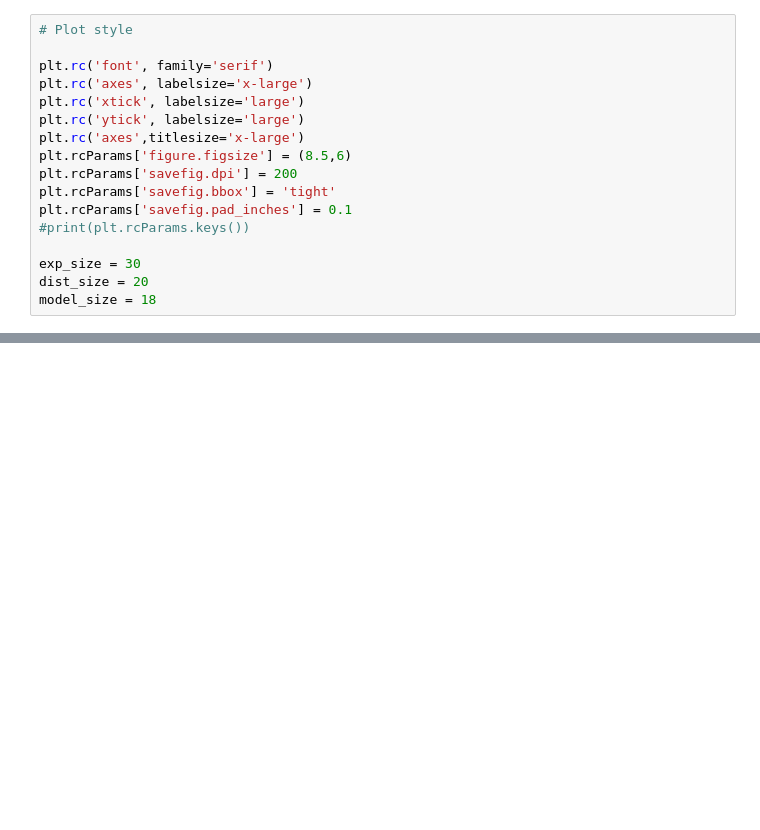
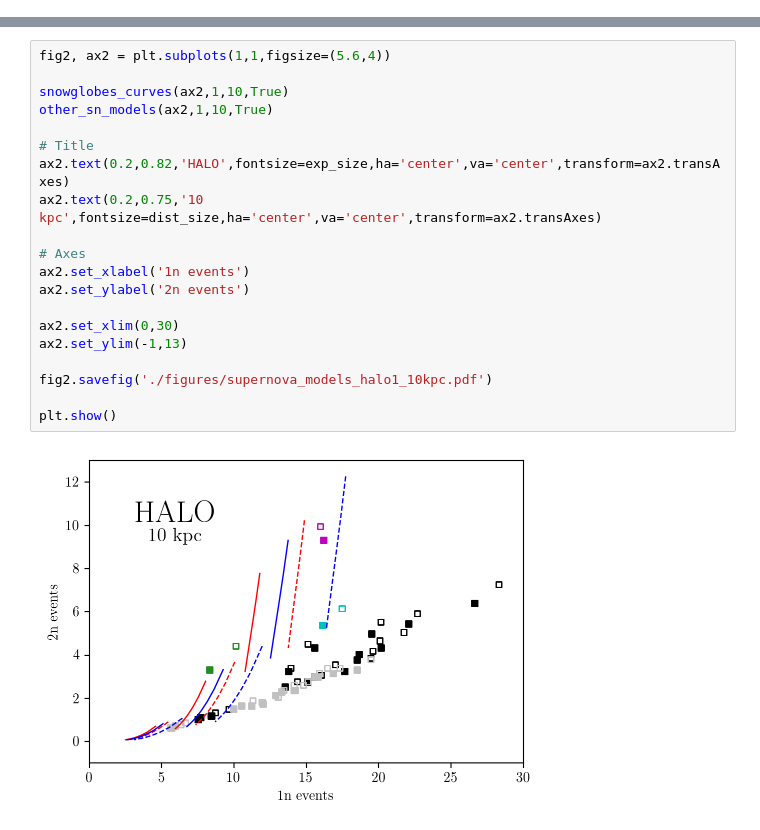
Before and after one commit to jfcrenshaw/halo, a Jupyter notebook: supernova_model_plot.ipynb, the cells around one changed output, grey strips where cells are left out. Cells and saved outputs as stored; diff of their text form; blank space fills up the shorter version.

```diff
--- a/supernova_model_plot.ipynb
+++ b/supernova_model_plot.ipynb
@@ -6,17 +3,0 @@ from modules.sn_models import snowglobes_curves,other_sn_models
-# %%
-# Plot style
-
-plt.rc('font', family='serif')
-plt.rc('axes', labelsize='x-large')
-plt.rc('xtick', labelsize='large')
-plt.rc('ytick', labelsize='large')
-plt.rc('axes',titlesize='x-large')
-plt.rcParams['figure.figsize'] = (8.5,6)
-plt.rcParams['savefig.dpi'] = 200
-plt.rcParams['savefig.bbox'] = 'tight'
-plt.rcParams['savefig.pad_inches'] = 0.1
-#print(plt.rcParams.keys())
-
-exp_size = 30
-dist_size = 20
-model_size = 18
@@ -52 +41,23 @@ plt.show()
+# %%
+fig2, ax2 = plt.subplots(1,1,figsize=(5.6,4))
+
+snowglobes_curves(ax2,1,10,True)
+other_sn_models(ax2,1,10,True)
+
+# Title
+ax2.text(0.2,0.82,'HALO',fontsize=exp_size,ha='center',va='center',transform=ax2.transAxes)
+ax2.text(0.2,0.75,'10 kpc',fontsize=dist_size,ha='center',va='center',transform=ax2.transAxes)
+
+# Axes
+ax2.set_xlabel('1n events')
+ax2.set_ylabel('2n events')
+
+ax2.set_xlim(0,30)
+ax2.set_ylim(-1,13)
+
+fig2.savefig('./figures/supernova_models_halo1_10kpc.pdf')
+
+plt.show()
+# %% [output]
+[figure, added]
 # %%
```
Also changed, not shown: parts of 6 cells of this notebook, 9 other files.
